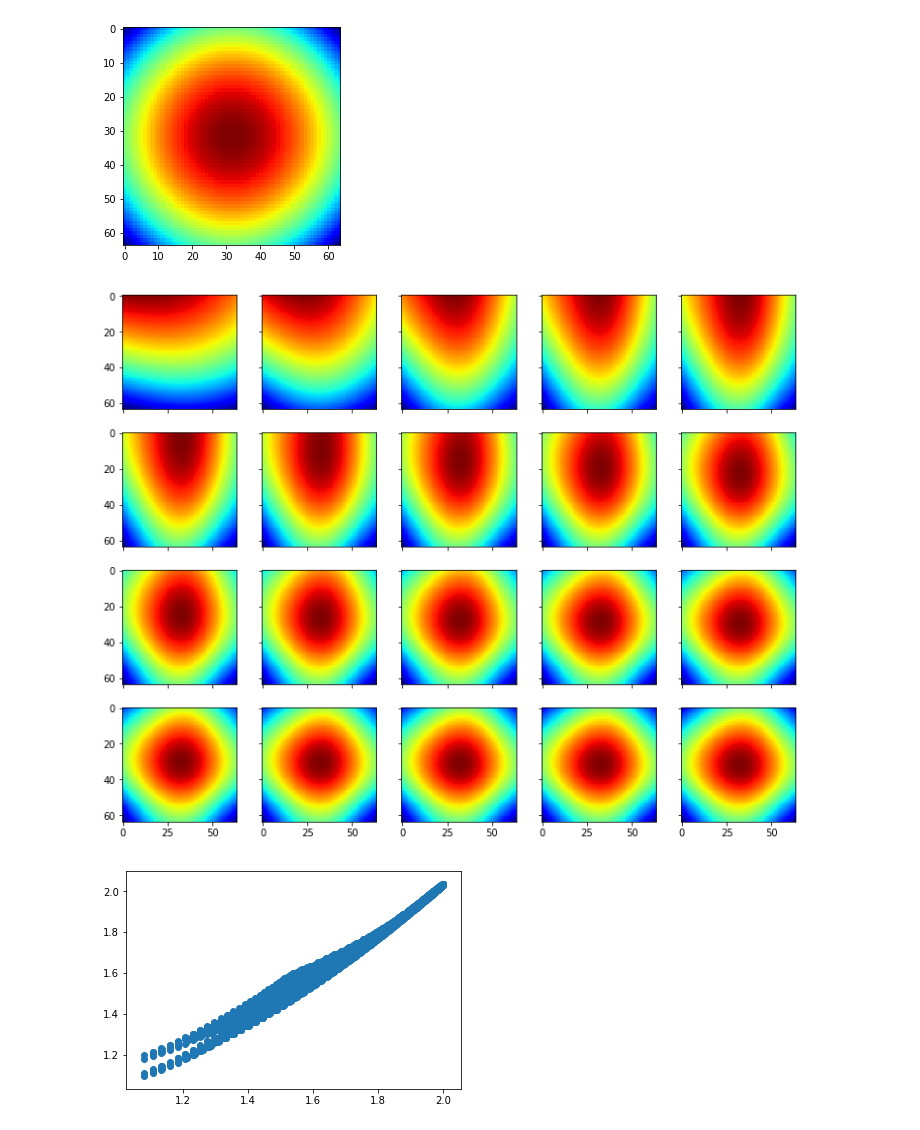
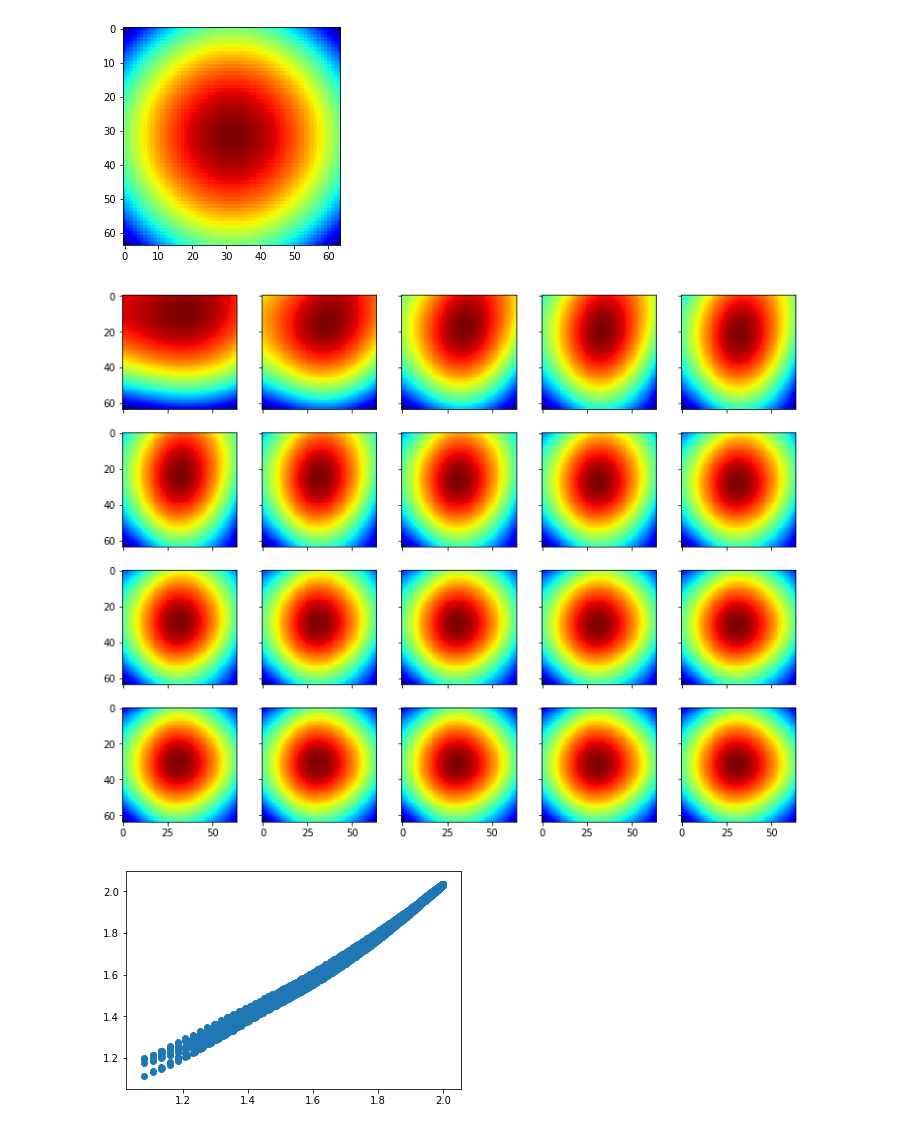
Before and after one commit to Painguin/painguin_nn, a Jupyter notebook: my_first_nn.ipynb, the cells around one changed output. Drawn from its saved outputs; the diff is of its cells as text; code cells hidden in the pictures.

```diff
--- a/my_first_nn.ipynb
+++ b/my_first_nn.ipynb
@@ -22,15 +16,23 @@ nn = NeuralNetwork([Layer(d, 16, Tanh()),
+# %%
+nn = Sequential(
+    Linear(d, 16), Tanh(),
+    Linear(16, 1)
+)
+loss = MSE()
+optimizer = SGD(nn.params(), 1e-3)
+model = Model(nn, loss, optimizer)
 # %%
 fig, axes = plt.subplots(nrows=4, ncols=5, sharex=True, sharey=True, figsize=(12.5,10))
 for i in range(20):
-    nn.fit(X, z[..., np.newaxis], epochs=5, gamma=0.001)
+    model.fit(X, z[:,None], epochs=5)
     pred = nn(X)[:,0]
     axes[i // 5, i % 5].imshow(pred.reshape((n,n)), cmap='jet')
 # %% [output]
-[figure, old version]
+[figure, new version]
 # %%
 plt.scatter(z, pred);
 # %% [output]
-[figure, old version]
+[figure, new version]
 # %%
 middle = nn.layers[0](X)
 # %%
```
Also changed, not shown: parts of 3 cells of this notebook, 3 other files.
